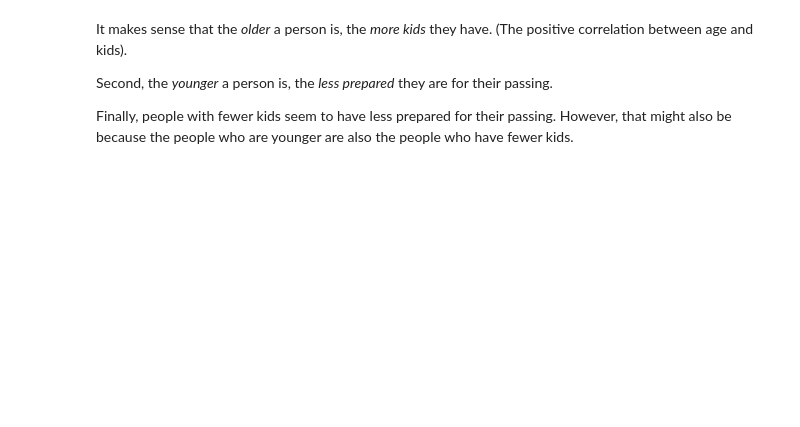
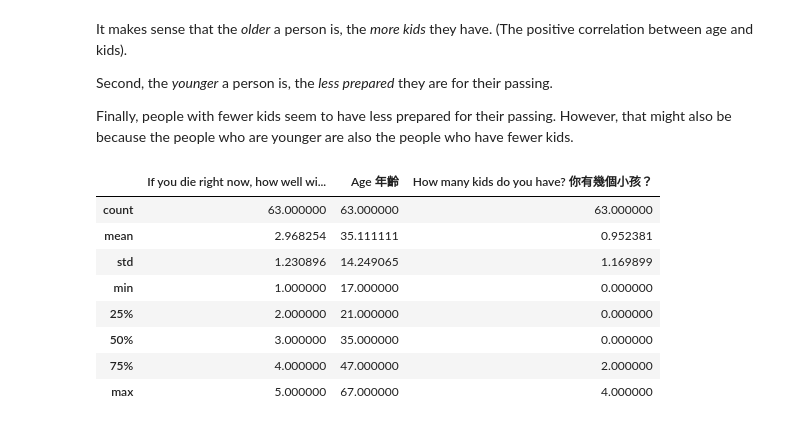
Before and after one commit to Inventrohyder/death-app, a Jupyter notebook: Analysis.ipynb, the cells around one changed output. Cells and saved outputs as stored; diff of their text form; code cells hidden in the pictures; blank space fills up the shorter version.

Commit message:
✨ feat: descriptive statistics

```diff
--- a/Analysis.ipynb
+++ b/Analysis.ipynb
@@ -51,3 +51,16 @@ It makes sense that the *older* a person is, the *more kids* they have. (The pos
 Second, the *younger* a person is, the *less prepared* they are for their passing.
 
 Finally, people with fewer kids seem to have less prepared for their passing. However, that might also be because the people who are younger are also the people who have fewer kids.
+# %%
+# Descriptive statistics
+df.describe()
+# %% [output]
+|  | If you die right now, how well wi... | Age 年齡 | How many kids do you have? 你有幾個小孩？ |
+| count | 63.000000 | 63.000000 | 63.000000 |
+| mean | 2.968254 | 35.111111 | 0.952381 |
+| std | 1.230896 | 14.249065 | 1.169899 |
+| min | 1.000000 | 17.000000 | 0.000000 |
+| 25% | 2.000000 | 21.000000 | 0.000000 |
+| 50% | 3.000000 | 35.000000 | 0.000000 |
+| 75% | 4.000000 | 47.000000 | 2.000000 |
+| max | 5.000000 | 67.000000 | 4.000000 |
```
Also changed, not shown: parts of 1 cell of this notebook.
